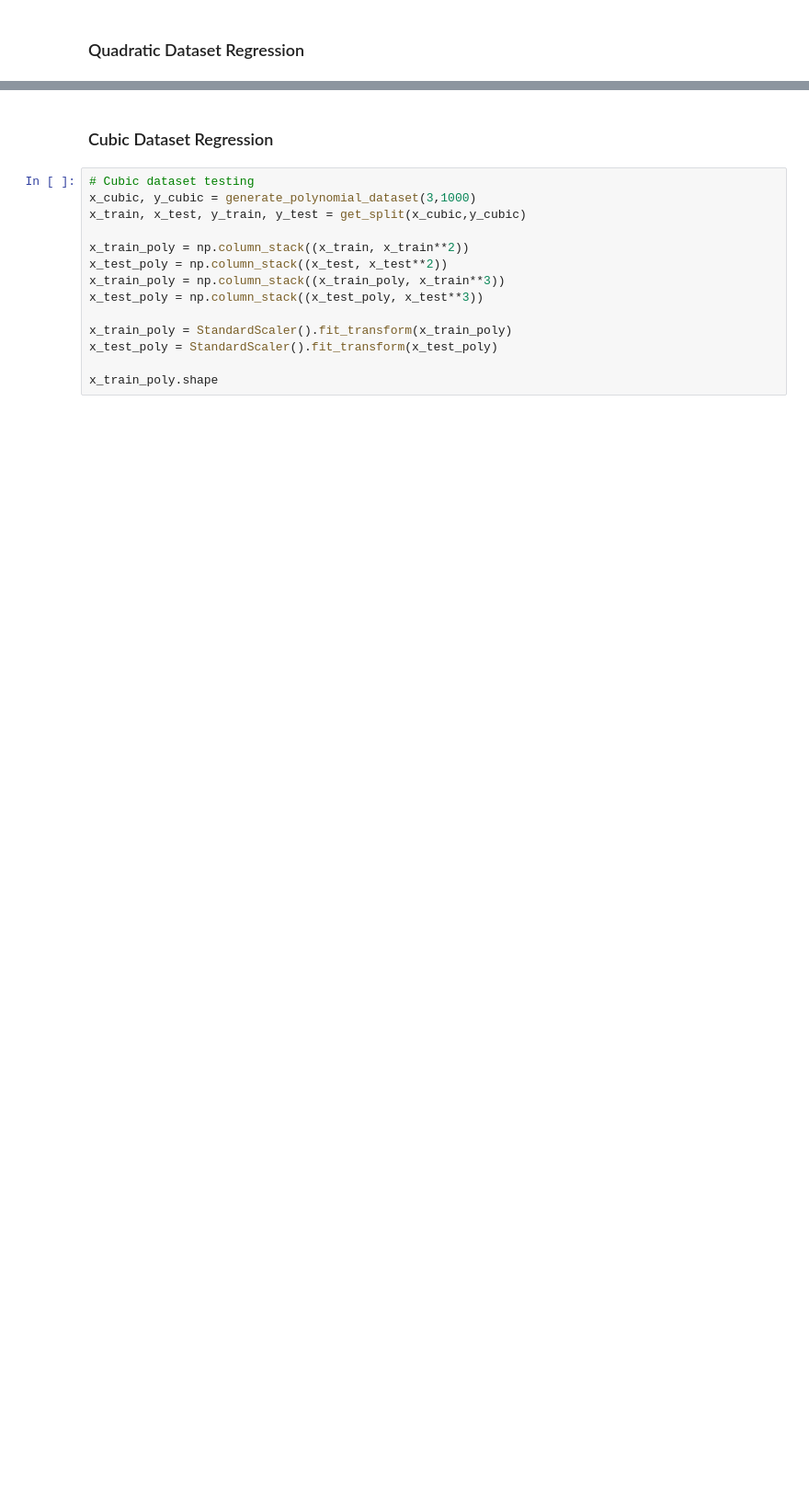
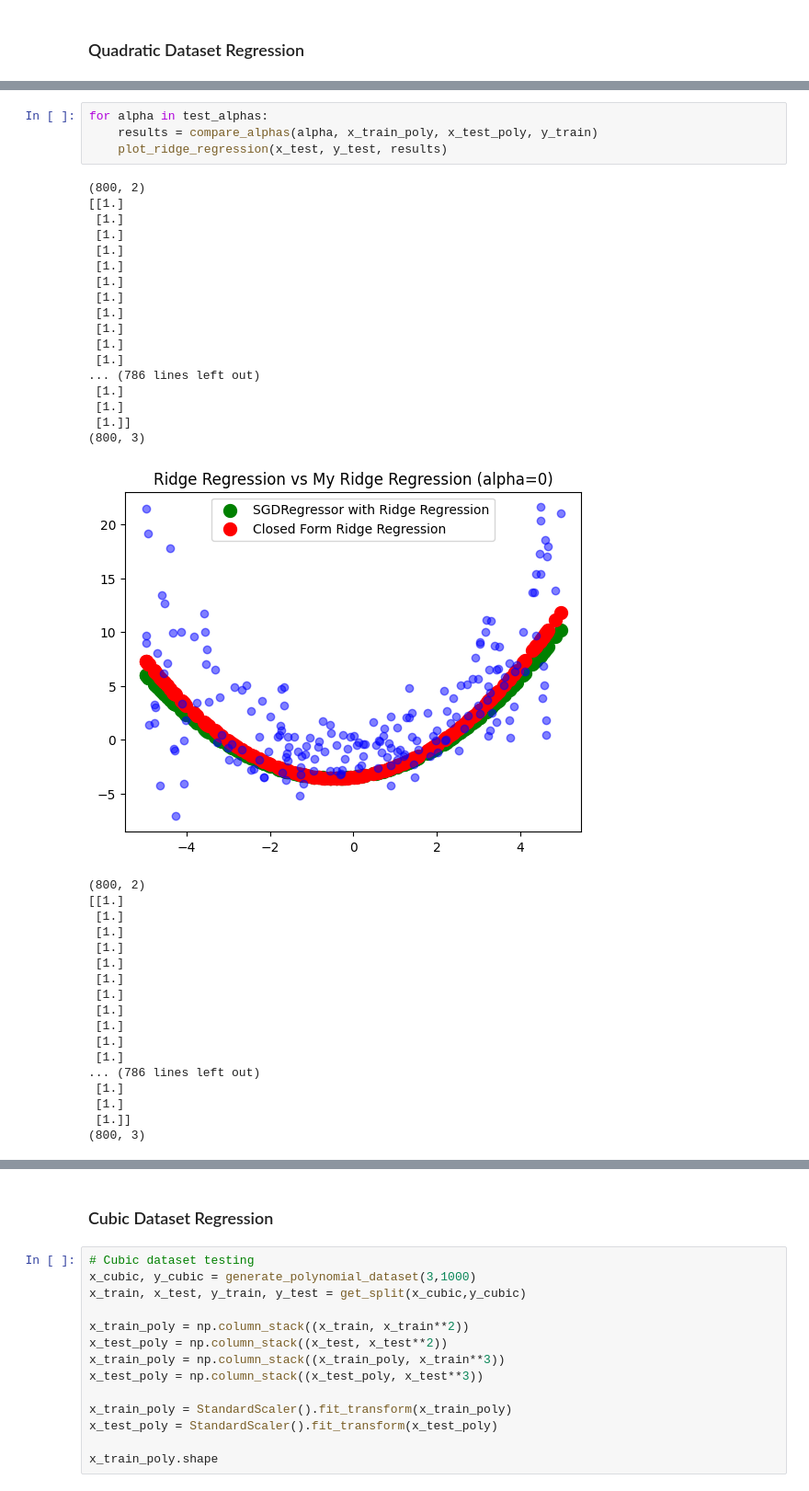
Before and after one commit to Martin-EvansUWA/ML-Project-1, a Jupyter notebook: 23621647.ipynb, the cells around one changed output, grey strips where cells are left out. Shown at 92% size. Drawn from its saved outputs; the diff is of its cells as text; blank space fills up the shorter version.

```diff
--- a/23621647.ipynb
+++ b/23621647.ipynb
@@ -160,0 +148,40 @@ for alpha in test_alphas:
+# %%
+for alpha in test_alphas:
+    results = compare_alphas(alpha, x_train_poly, x_test_poly, y_train)
+    plot_ridge_regression(x_test, y_test, results)
+# %% [output]
+(800, 2)
+[[1.]
+ [1.]
+ [1.]
+ [1.]
+ [1.]
+ [1.]
+ [1.]
+ [1.]
+ [1.]
+ [1.]
+ [1.]
+... (786 lines left out)
+ [1.]
+ [1.]
+ [1.]]
+(800, 3)
+[figure, added]
+(800, 2)
+[[1.]
+ [1.]
+ [1.]
+ [1.]
+ [1.]
+ [1.]
+ [1.]
+ [1.]
+ [1.]
+ [1.]
+ [1.]
+... (786 lines left out)
+ [1.]
+ [1.]
+ [1.]]
+(800, 3)
```
Also changed, not shown: parts of 21 cells of this notebook, 4 other files.
